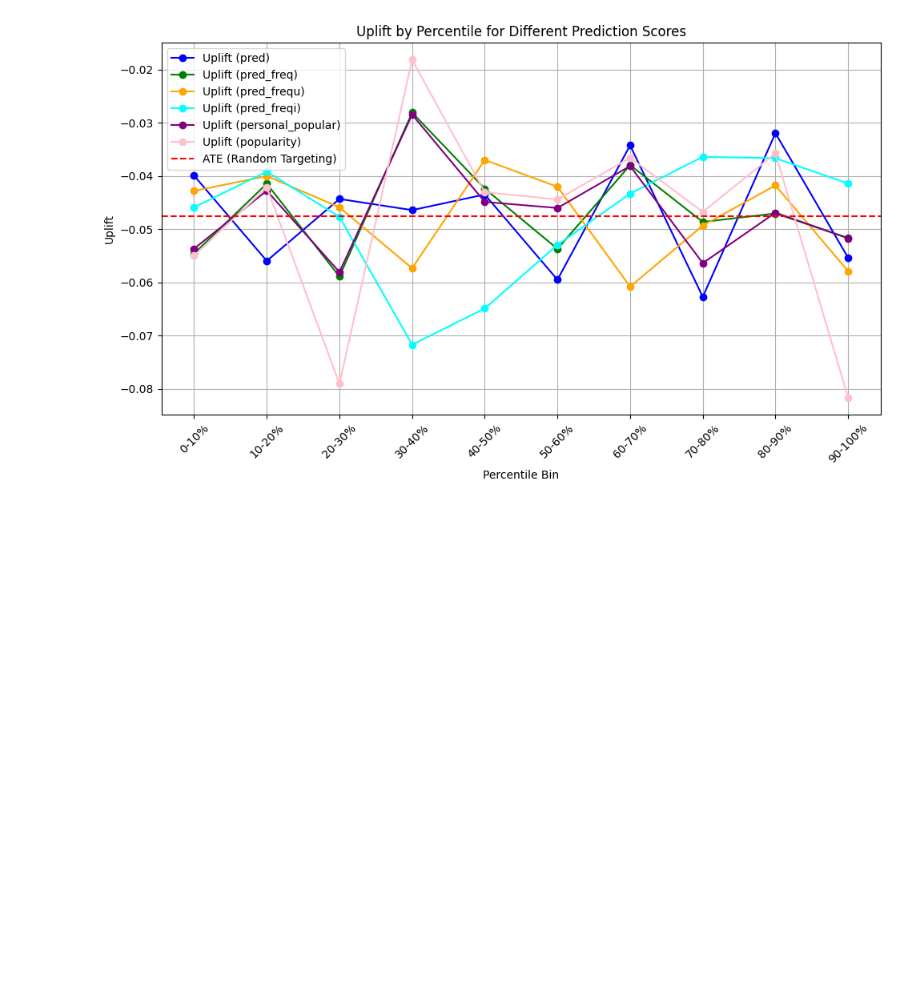
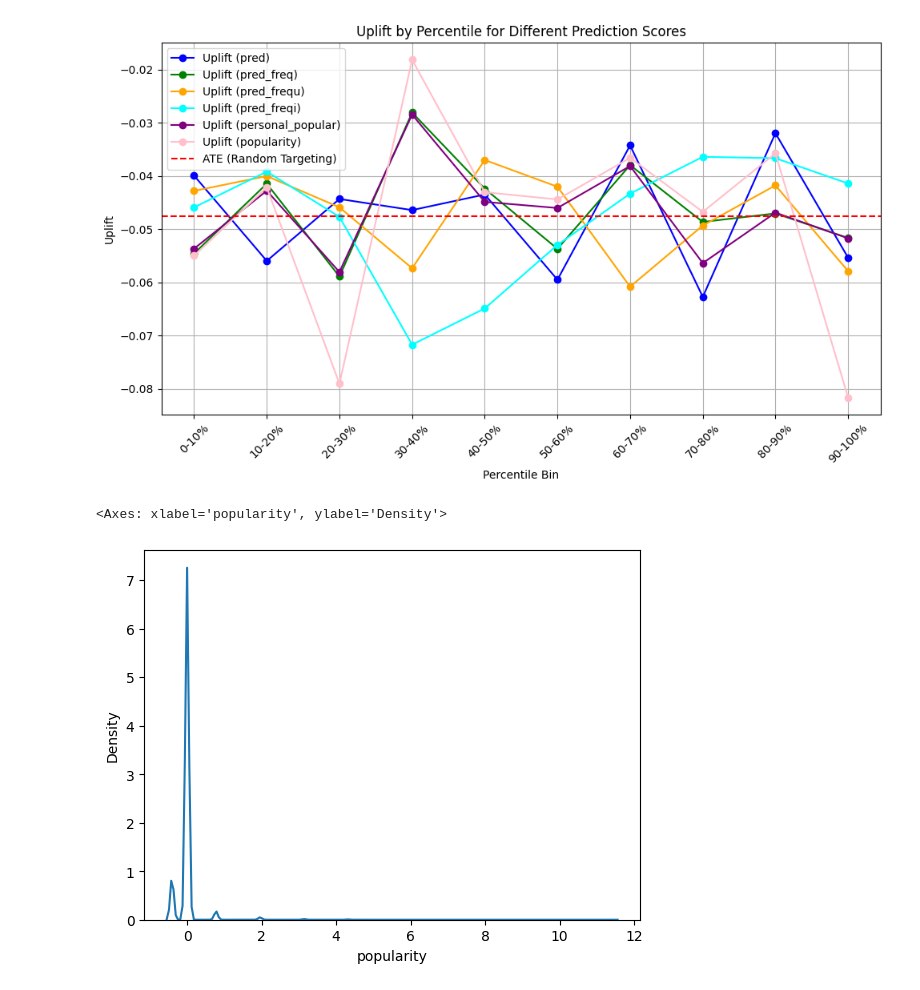
Before and after one commit to RomanGorelsky/Uplift-Modelling-in-Recommender-Systems, a Jupyter notebook: PropCare/statistics_retrieval.ipynb, the cells around one changed output. Drawn from its saved outputs; the diff is of its cells as text; code cells hidden in the pictures; blank space fills up the shorter version.

```diff
--- a/PropCare/statistics_retrieval.ipynb
+++ b/PropCare/statistics_retrieval.ipynb
@@ -1366,3 +1366,8 @@ Weighted Average Uplift: -0.0466
 popularity:
 Weighted Average Uplift: -0.0480
 [figure]
+# %%
+sns.kdeplot(result["popularity"])
+# %% [output]
+<Axes: xlabel='popularity', ylabel='Density'>
+[figure, added]
```
Also changed, not shown: 2 other files.
